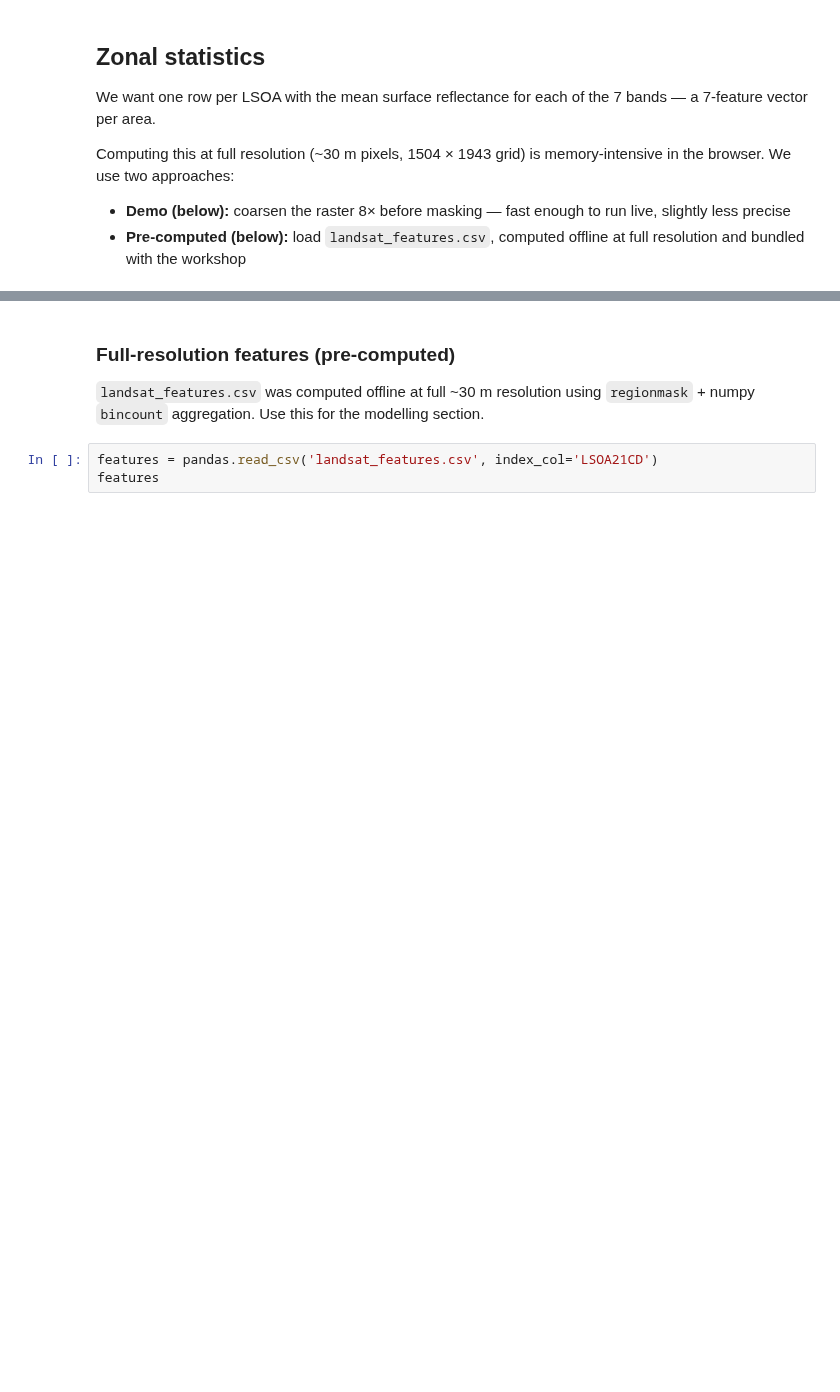
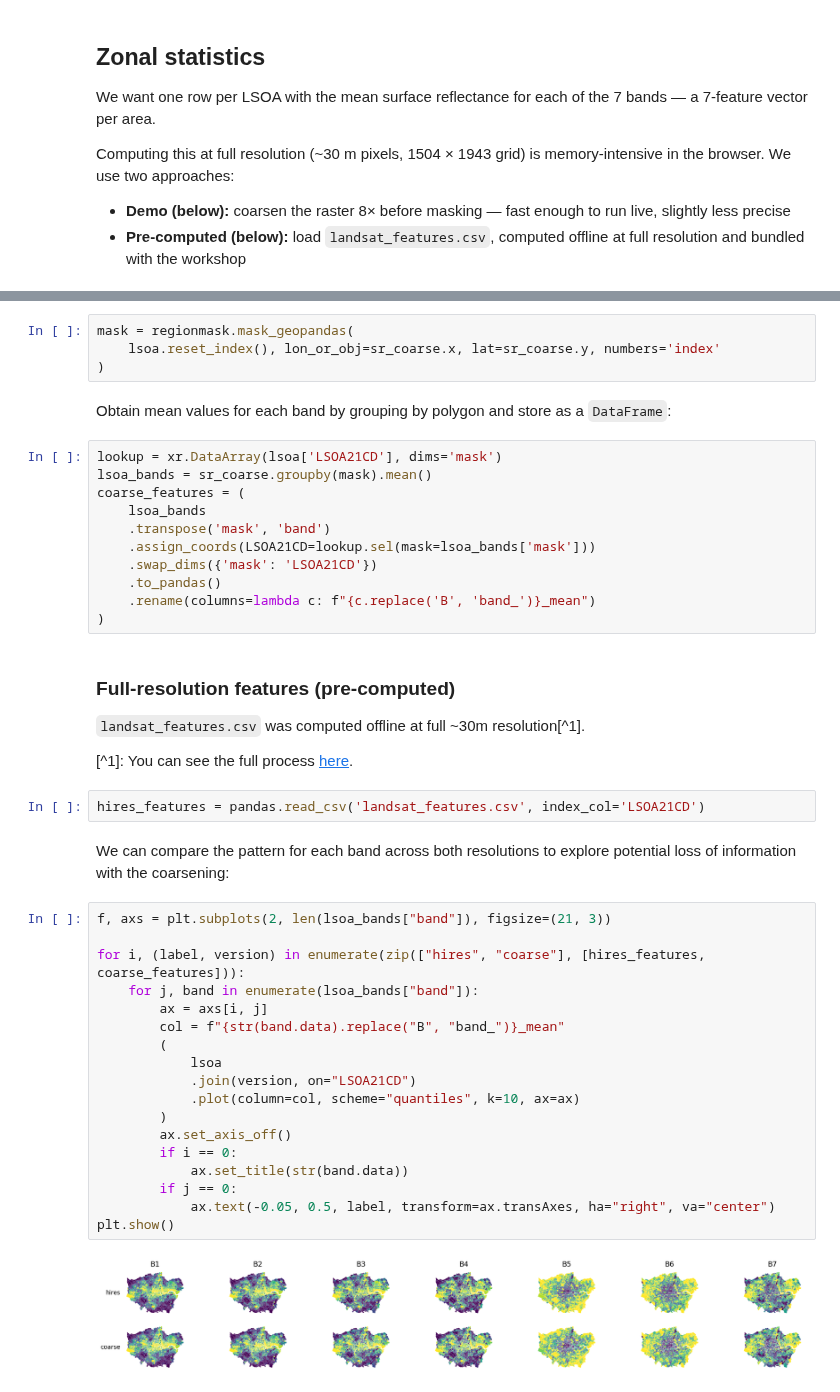
Before and after one commit to Imago-SDRUK/satIMD, a Jupyter notebook: jupyterlite/content/lab_01-Manual_features.ipynb, the cells around one changed output, grey strips where cells are left out. Cells and saved outputs as stored; diff of their text form; blank space fills up the shorter version.

```diff
--- a/jupyterlite/content/lab_01-Manual_features.ipynb
+++ b/jupyterlite/content/lab_01-Manual_features.ipynb
@@ -59,7 +98,47 @@ features_demo
+# %%
+mask = regionmask.mask_geopandas(
+    lsoa.reset_index(), lon_or_obj=sr_coarse.x, lat=sr_coarse.y, numbers='index'
+)
+# %% [markdown]
+Obtain mean values for each band by grouping by polygon and store as a `DataFrame`:
+# %%
+lookup = xr.DataArray(lsoa['LSOA21CD'], dims='mask')
+lsoa_bands = sr_coarse.groupby(mask).mean()
+coarse_features = (
+    lsoa_bands
+    .transpose('mask', 'band')
+    .assign_coords(LSOA21CD=lookup.sel(mask=lsoa_bands['mask']))
+    .swap_dims({'mask': 'LSOA21CD'})
+    .to_pandas()
+    .rename(columns=lambda c: f"{c.replace('B', 'band_')}_mean")
+)
 # %% [markdown]
 ### Full-resolution features (pre-computed)
 
-`landsat_features.csv` was computed offline at full ~30 m resolution using `regionmask` + numpy `bincount` aggregation. Use this for the modelling section.
+`landsat_features.csv` was computed offline at full ~30m resolution[^1].
+
+[^1]: You can see the full process [here](../../data_prep/lab_00-Data_prep.ipynb).
 # %%
-features = pandas.read_csv('landsat_features.csv', index_col='LSOA21CD')
-features
+hires_features = pandas.read_csv('landsat_features.csv', index_col='LSOA21CD')
+# %% [markdown]
+We can compare the pattern for each band across both resolutions to explore potential loss of information with the coarsening:
+# %%
+f, axs = plt.subplots(2, len(lsoa_bands["band"]), figsize=(21, 3))
+
+for i, (label, version) in enumerate(zip(["hires", "coarse"], [hires_features, coarse_features])):
+    for j, band in enumerate(lsoa_bands["band"]):
+        ax = axs[i, j]
+        col = f"{str(band.data).replace("B", "band_")}_mean"
+        (
+            lsoa
+            .join(version, on="LSOA21CD")
+            .plot(column=col, scheme="quantiles", k=10, ax=ax)
+        )
+        ax.set_axis_off()
+        if i == 0:
+            ax.set_title(str(band.data))
+        if j == 0:
+            ax.text(-0.05, 0.5, label, transform=ax.transAxes, ha="right", va="center")
+plt.show()
+# %% [output]
+[figure, added]
```
Also changed, not shown: parts of 13 cells of this notebook.
